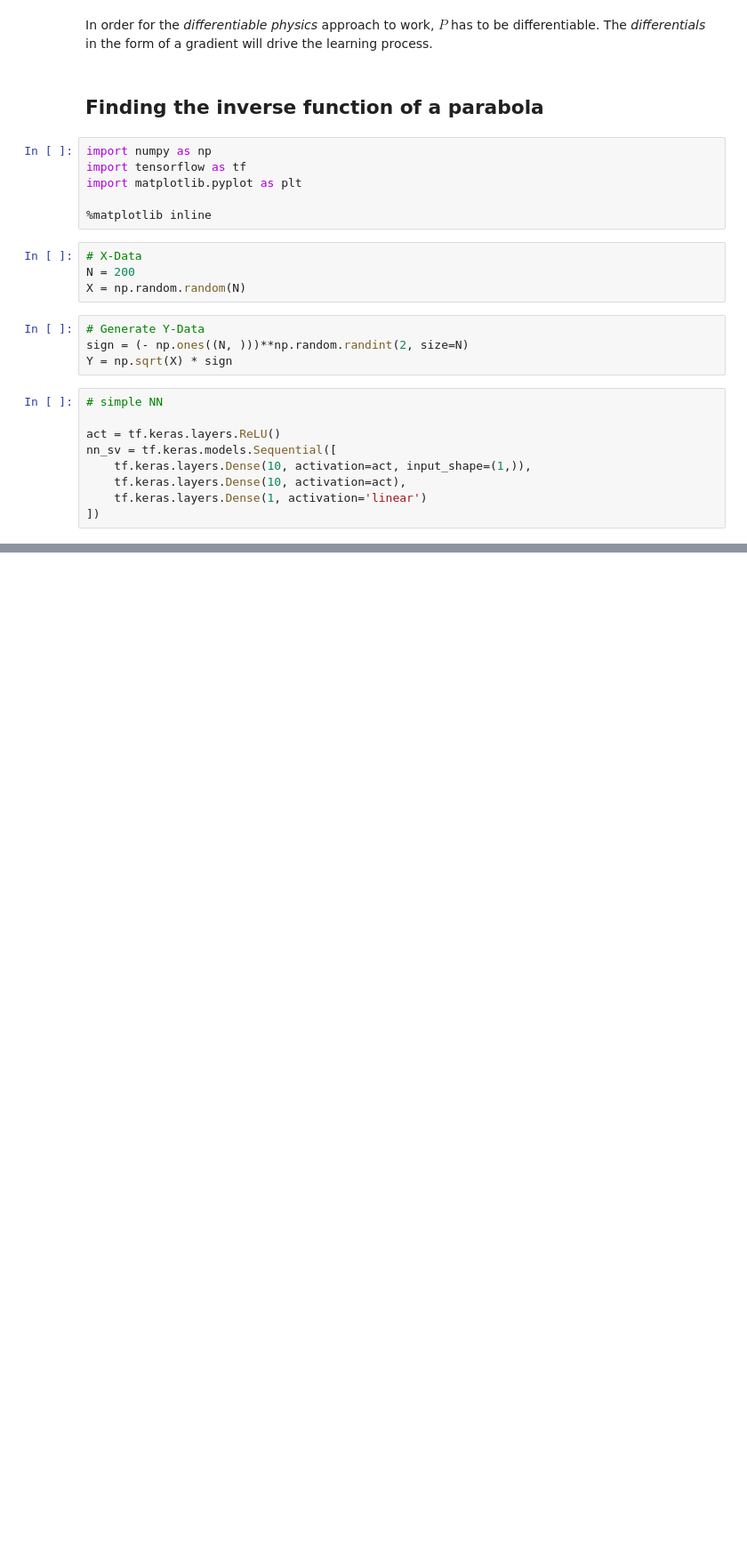
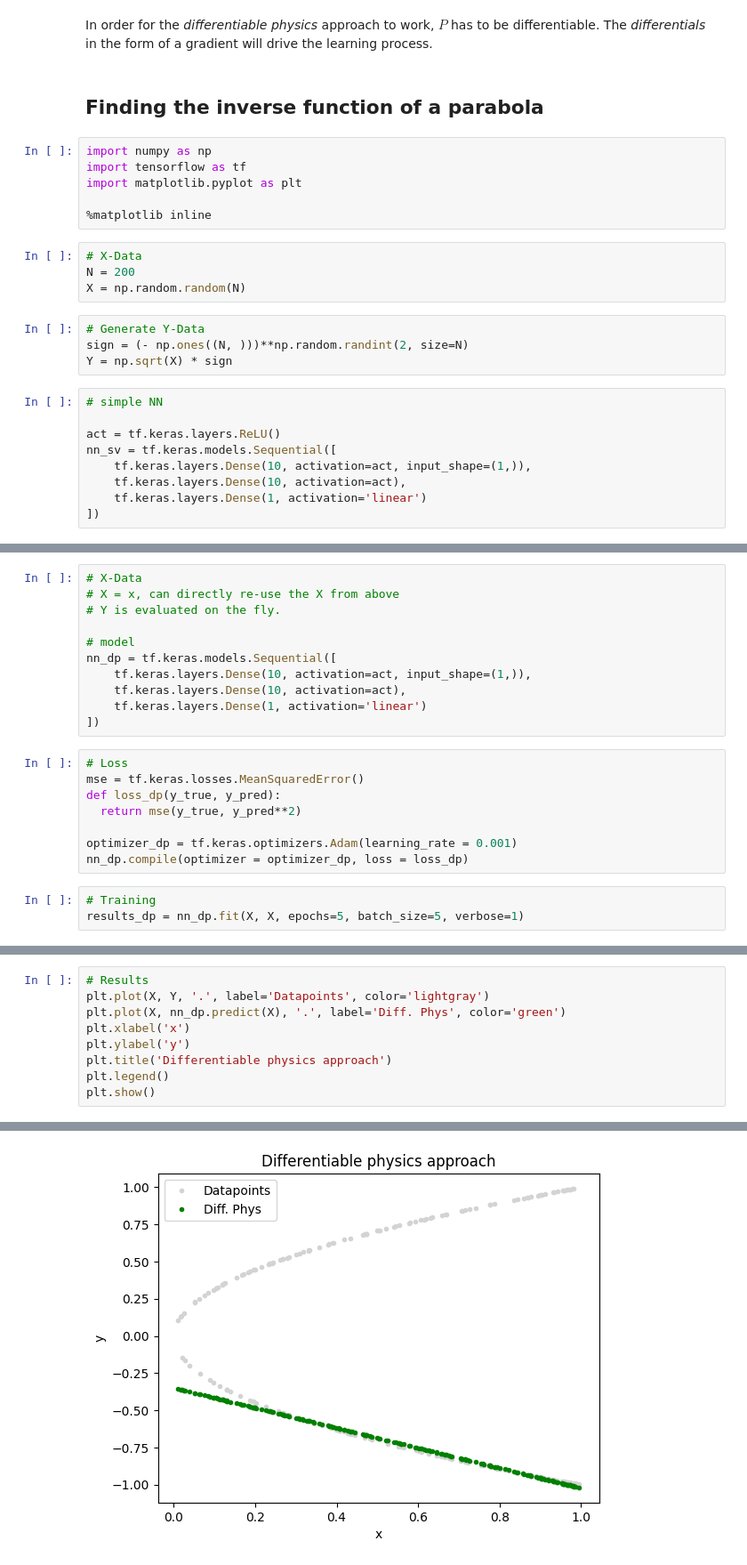
Before and after one commit to nikhilsingh13/learning-differentiable-physics-pbdl, a Jupyter notebook: example1.ipynb, the cells around one changed output, grey strips where cells are left out. Shown at 89% size. Drawn from its saved outputs; the diff is of its cells as text; blank space fills up the shorter version.

```diff
--- a/example1.ipynb
+++ b/example1.ipynb
@@ -61,0 +68,22 @@ plt.show()
+# %%
+# X-Data
+# X = x, can directly re-use the X from above
+# Y is evaluated on the fly.
+
+# model
+nn_dp = tf.keras.models.Sequential([
+    tf.keras.layers.Dense(10, activation=act, input_shape=(1,)),
+    tf.keras.layers.Dense(10, activation=act),
+    tf.keras.layers.Dense(1, activation='linear')
+])
+# %%
+# Loss
+mse = tf.keras.losses.MeanSquaredError()
+def loss_dp(y_true, y_pred):
+  return mse(y_true, y_pred**2)
+
+optimizer_dp = tf.keras.optimizers.Adam(learning_rate = 0.001)
+nn_dp.compile(optimizer = optimizer_dp, loss = loss_dp)
+# %%
+# Training
+results_dp = nn_dp.fit(X, X, epochs=5, batch_size=5, verbose=1)
@@ -61,0 +101,10 @@ plt.show()
+# %%
+# Results
+plt.plot(X, Y, '.', label='Datapoints', color='lightgray')
+plt.plot(X, nn_dp.predict(X), '.', label='Diff. Phys', color='green')
+plt.xlabel('x')
+plt.ylabel('y')
+plt.title('Differentiable physics approach')
+plt.legend()
+plt.show()
+# %% [output]
@@ -61,0 +112 @@ plt.show()
+[figure, added]
```
Also changed, not shown: parts of 14 cells of this notebook.
